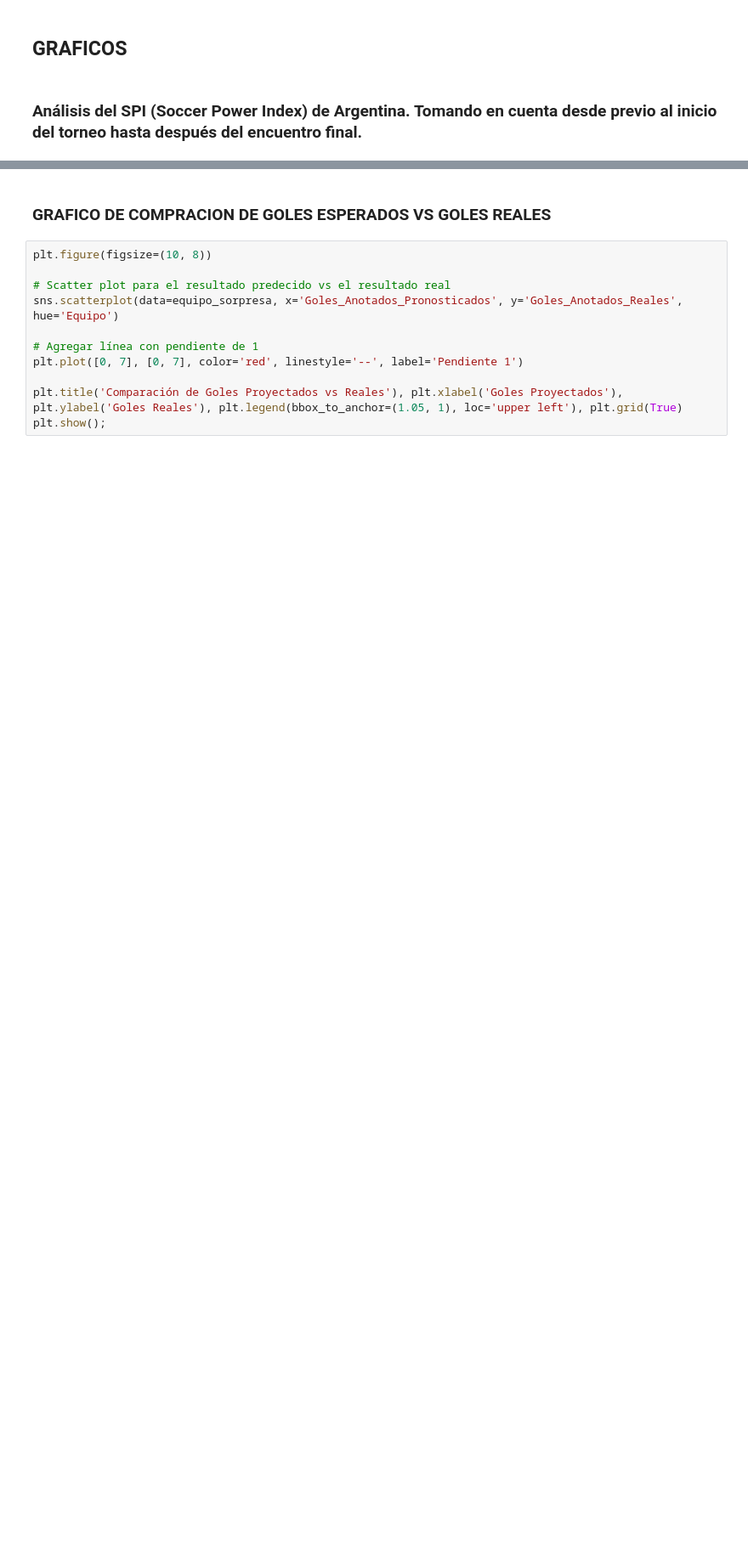
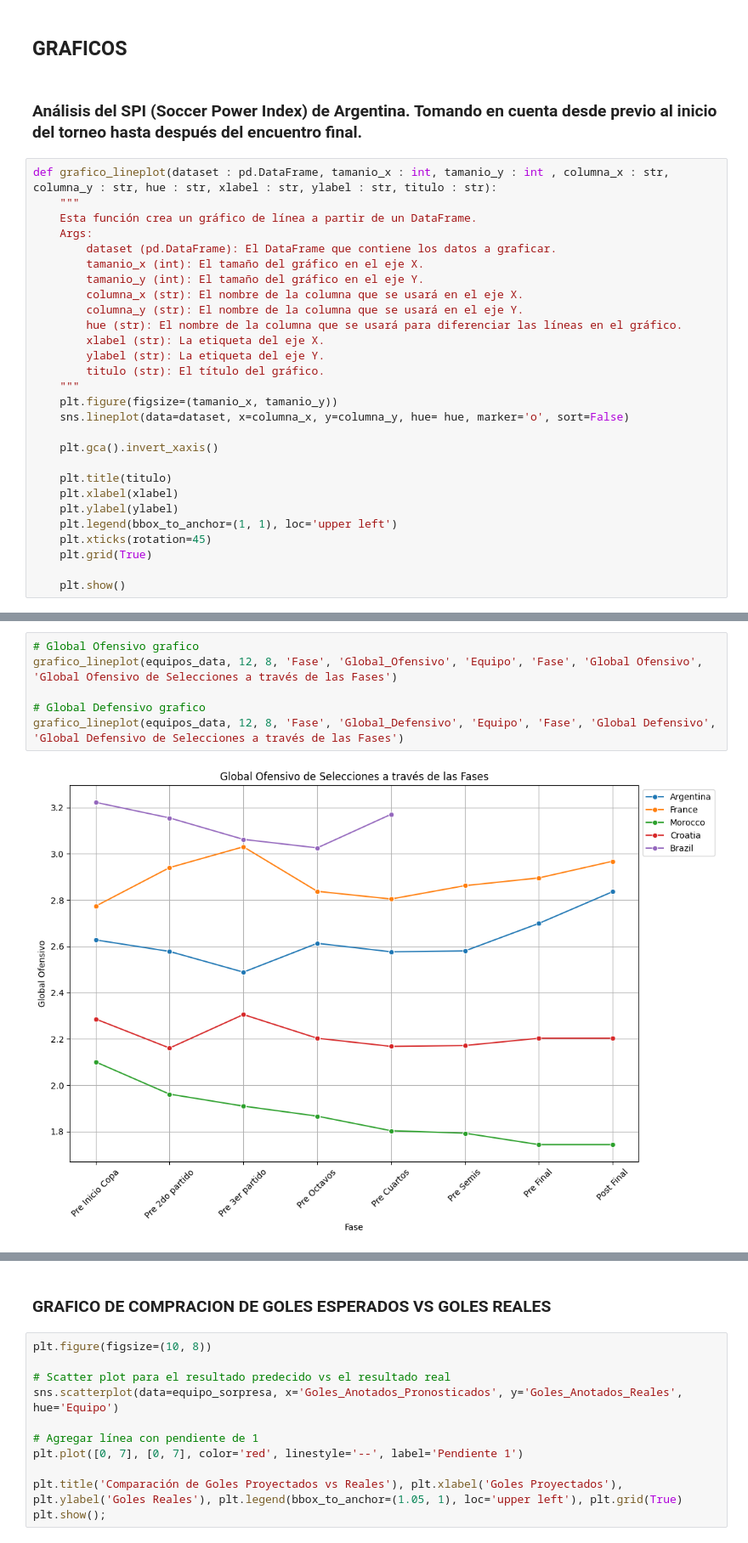
Before and after one commit to valenrosito/TP-Fundamentos_Ciencia_de_Datos, a Jupyter notebook: src/TP.ipynb, the cells around one changed output, grey strips where cells are left out. Shown at 85% size. Saved outputs shown, nothing was run; the diff lists cells and outputs as text; blank space fills up the shorter version.

Commit message:
Simplificación de temas de graficos, creando una función para los mismos graficos

```diff
--- a/src/TP.ipynb
+++ b/src/TP.ipynb
@@ -292,6 +330,34 @@ equipo_sorpresa = pd.DataFrame(equipo_interes)
 ## GRAFICOS
 # %% [markdown]
 ### Análisis del SPI (Soccer Power Index) de Argentina. Tomando en cuenta desde previo al inicio del torneo hasta después del encuentro final.
+# %%
+def grafico_lineplot(dataset : pd.DataFrame, tamanio_x : int, tamanio_y : int , columna_x : str, columna_y : str, hue : str, xlabel : str, ylabel : str, titulo : str):
+    """
+    Esta función crea un gráfico de línea a partir de un DataFrame.
+    Args:
+        dataset (pd.DataFrame): El DataFrame que contiene los datos a graficar.
+        tamanio_x (int): El tamaño del gráfico en el eje X.
+        tamanio_y (int): El tamaño del gráfico en el eje Y.
+        columna_x (str): El nombre de la columna que se usará en el eje X.
+        columna_y (str): El nombre de la columna que se usará en el eje Y.
+        hue (str): El nombre de la columna que se usará para diferenciar las líneas en el gráfico.
+        xlabel (str): La etiqueta del eje X.
+        ylabel (str): La etiqueta del eje Y.
+        titulo (str): El título del gráfico.
+    """
+    plt.figure(figsize=(tamanio_x, tamanio_y))
+    sns.lineplot(data=dataset, x=columna_x, y=columna_y, hue= hue, marker='o', sort=False)
+
+    plt.gca().invert_xaxis()
+
+    plt.title(titulo)
+    plt.xlabel(xlabel)
+    plt.ylabel(ylabel)
+    plt.legend(bbox_to_anchor=(1, 1), loc='upper left')
+    plt.xticks(rotation=45)
+    plt.grid(True)
+
+    plt.show()
 # %%
 equipos_interes = ['Argentina', 'France', 'Brazil', 'Croatia', 'Morocco']
 equipos_data = pronostico[pronostico['Equipo'].isin(equipos_interes)]
@@ -314,0 +370,8 @@ plt.show()
+# %%
+# Global Ofensivo grafico
+grafico_lineplot(equipos_data, 12, 8, 'Fase', 'Global_Ofensivo', 'Equipo', 'Fase', 'Global Ofensivo', 'Global Ofensivo de Selecciones a través de las Fases')
+
+# Global Defensivo grafico
+grafico_lineplot(equipos_data, 12, 8, 'Fase', 'Global_Defensivo', 'Equipo', 'Fase', 'Global Defensivo', 'Global Defensivo de Selecciones a través de las Fases')
+# %% [output]
+[figure, added]
```
Also changed, not shown: parts of 8 cells of this notebook.
